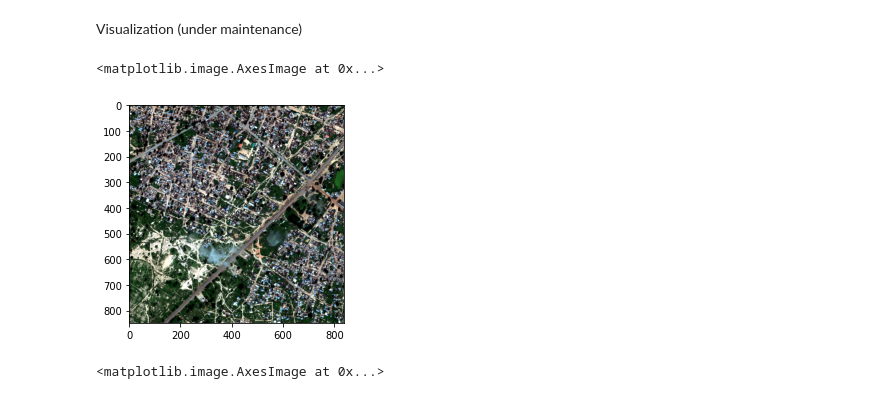
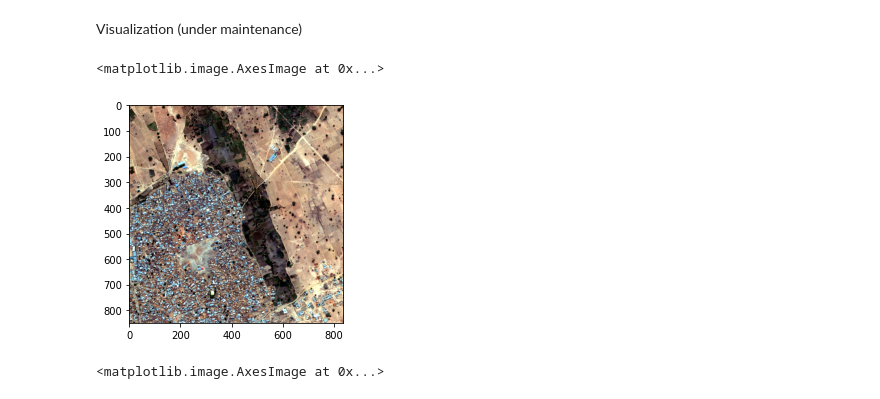
Before and after one commit to anoopmanikantas/Time-Series-analysis-of-Satellite-data-Feature-extractions-on-Transitions, a Jupyter notebook: Satellite_Data_Processing.ipynb, the cells around one changed output. Cells and saved outputs as stored; diff of their text form; code cells hidden in the pictures.

Commit message:
Not able to visualize all images at once

```diff
--- a/Satellite_Data_Processing.ipynb
+++ b/Satellite_Data_Processing.ipynb
@@ -26,2 +24,7 @@ MAIN_DIR = '/content/data/'
+# %%
+MAIN_DIR = '/content/data/'
+img_id = 3
+input_raster = MAIN_DIR+'mband/0{}.tif'.format(img_id)
+mask_raster = MAIN_DIR+'gt_mband/0{}.tif'.format(img_id)
 # %% [markdown]
 Visualization (under maintenance)
@@ -32,30 +31,29 @@ mask_raster = MAIN_DIR+'gt_mband/0{}.tif'.format(img_id)
 # %%
 def stretch_8bit(bands, lower_percent=2, higher_percent=98):
     out = np.zeros_like(bands)
     for i in range(3):
         a = 0
         b = 255
         c = np.percentile(bands[:,:,i], lower_percent)
         d = np.percentile(bands[:,:,i], higher_percent)
         t = a + (bands[:,:,i] - c) * (b - a) / (d - c)
         t[t<a] = a
         t[t>b] = b
         out[:,:,i] =t
     return out.astype(np.uint8)
-
-def M(filename):
+def visualize(filename):
     img = tiff.imread(filename)
     img = np.rollaxis(img, 0, 3)
-    return img
-m = M(input_raster)
-img = np.zeros((m.shape[0],m.shape[1],3))
-img[:,:,0] = m[:,:,4] #red
-img[:,:,1] = m[:,:,2] #green
-img[:,:,2] = m[:,:,1] #blue
-plt.imshow(stretch_8bit(img))
+    img1 = np.zeros((img.shape[0],img.shape[1],3))
+    img1[:,:,0] = img[:,:,4] #red
+    img1[:,:,1] = img[:,:,2] #green
+    img1[:,:,2] = img[:,:,1] #blue
+    return stretch_8bit(img1)
+img = visualize(input_raster)
+plt.imshow(img)
 # %% [output]
 <matplotlib.image.AxesImage at 0x...>
-[figure, old version]
+[figure, new version]
 # %%
 img = tiff.imread(mask_raster)
 plt.imshow(img[0])
```
Also changed, not shown: parts of 3 cells of this notebook.
